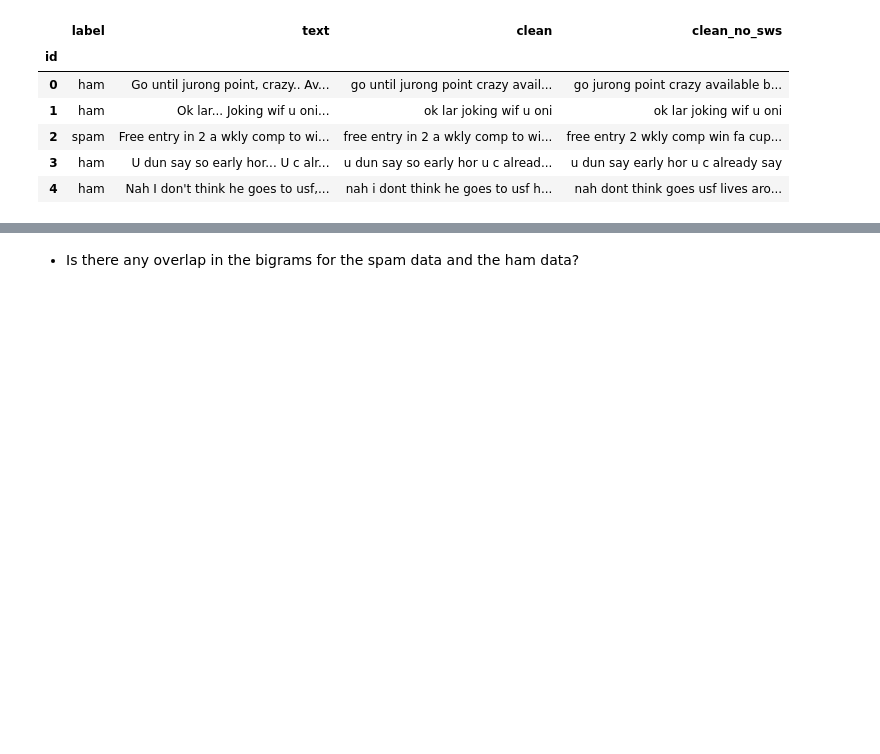
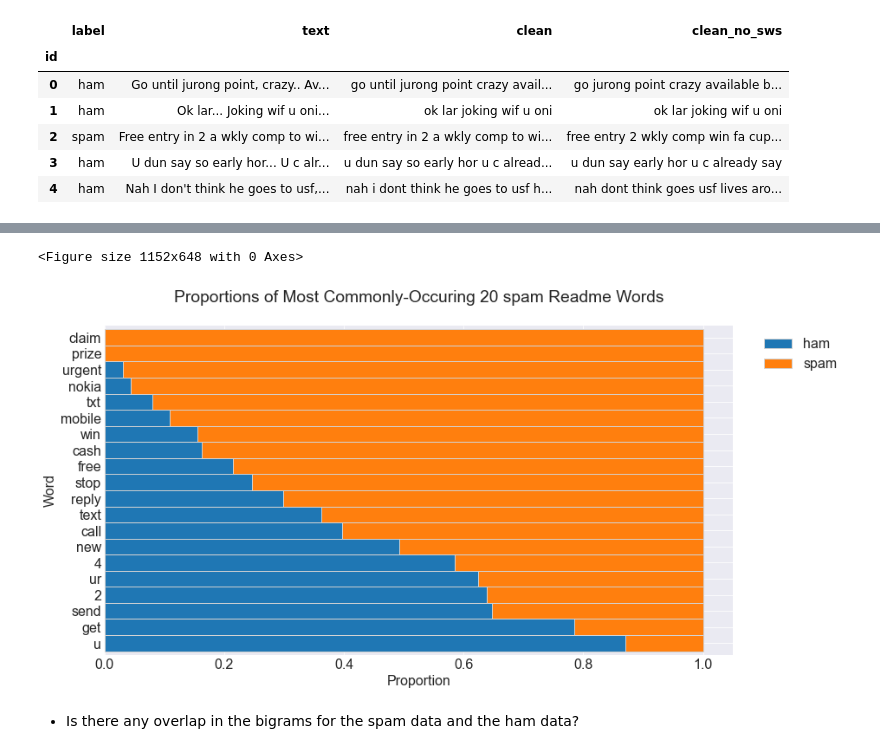
Before and after one commit to adam-talbot/natural-language-processing-exercises, a Jupyter notebook: explore.ipynb, the cells around one changed output, grey strips where cells are left out. Cells and saved outputs as stored; diff of their text form; code cells hidden in the pictures; blank space fills up the shorter version.

```diff
--- a/explore.ipynb
+++ b/explore.ipynb
@@ -135,2 +182,7 @@ len(spam_words.split())
+# %%
+e.plot_stacked_bar(word_counts, 'spam');
+# %% [output]
+<Figure size 1152x648 with 0 Axes>
+[figure, added]
 # %% [markdown]
 - Is there any overlap in the bigrams for the spam data and the ham data?
```
Also changed, not shown: parts of 15 cells of this notebook, 1 other file.
